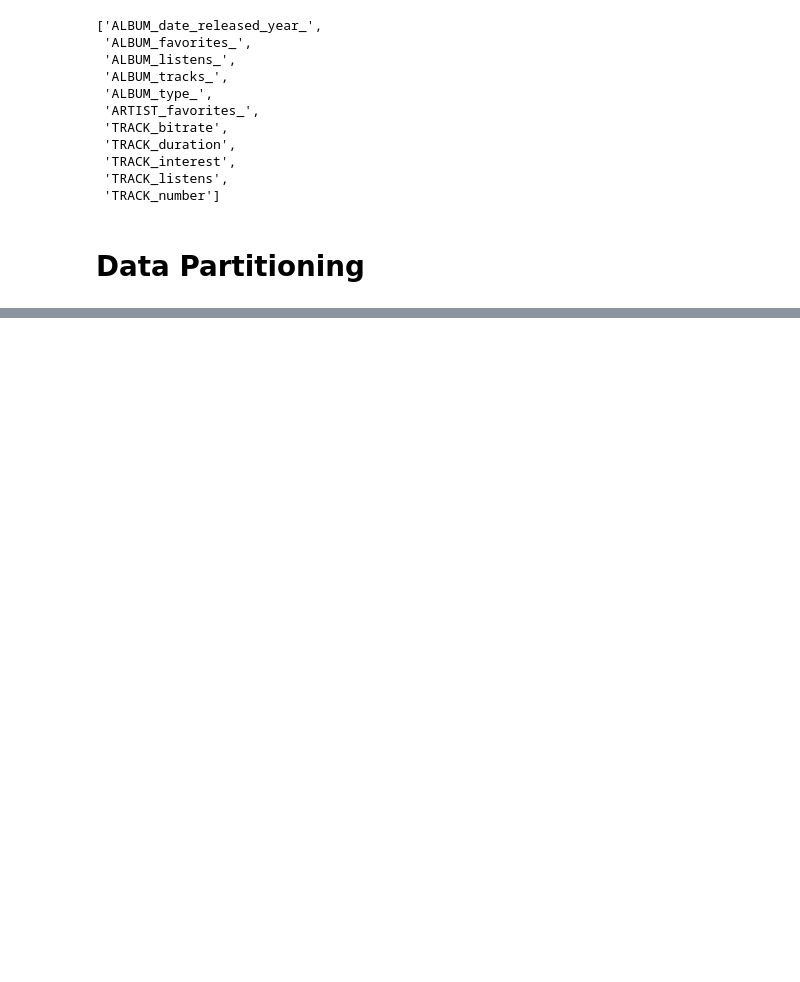
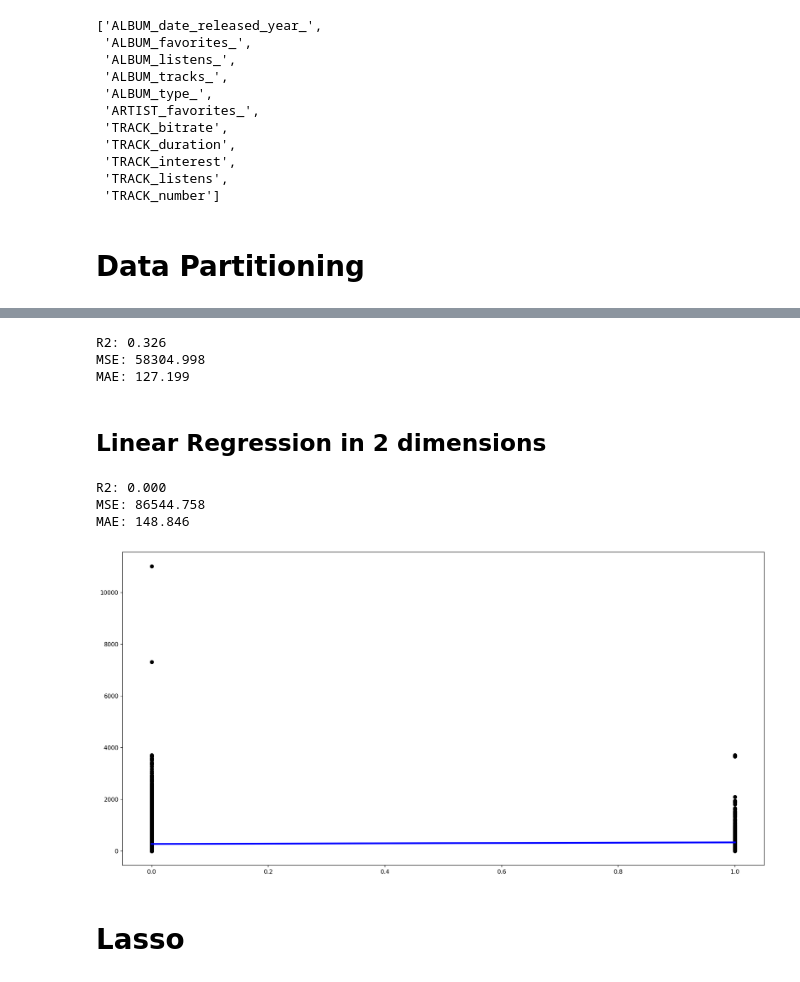
Before and after one commit to cri98li/Data-Mining-2-Project-ts-classification, a Jupyter notebook: Fase 2.3 (Regressione).ipynb, the cells around one changed output, grey strips where cells are left out. Cells and saved outputs as stored; diff of their text form; code cells hidden in the pictures; blank space fills up the shorter version.

```diff
--- a/Fase 2.3 (Regressione).ipynb
+++ b/Fase 2.3 (Regressione).ipynb
@@ -217,8 +238,11 @@ df['target']=[1 if genre == 'Rock' else 0 for genre in df['TRACK_genre_top']]
 # %%
-class_name = 'target'
+class_name = 'TRACK_duration'
 
-attributes = Diff(features, ('ALBUM_favorites_', 'ALBUM_listens_', 'TRACK_number', 'TRACK_interest'))
+attributes = bitmap + compl + features
+attributes.remove("ALBUM_type_")
+attributes.remove(class_name)
+
 X = df[attributes].values
 y = df[class_name]
 
-X_train, X_test, y_train, y_test = train_test_split(X, y, test_size=0.3, random_state=100, stratify=y)
+X_train, X_test, y_train, y_test = train_test_split(X, y, test_size=0.3, random_state=100)
@@ -224,0 +255,3 @@ X_train, X_test, y_train, y_test = train_test_split(X, y, test_size=0.3, random_
+# %%
+reg = LinearRegression()
+reg.fit(X_train, y_train)
@@ -224,0 +283,33 @@ X_train, X_test, y_train, y_test = train_test_split(X, y, test_size=0.3, random_
+# %%
+print('R2: %.3f' % r2_score(y_test, y_pred))
+print('MSE: %.3f' % mean_squared_error(y_test, y_pred))
+print('MAE: %.3f' % mean_absolute_error(y_test, y_pred))
+# %% [output]
+R2: 0.326
+MSE: 58304.998
+MAE: 127.199
+# %% [markdown]
+## Linear Regression in 2 dimensions
+# %%
+reg = LinearRegression()
+reg.fit(X_train.T[1].reshape(-1, 1), y_train)
+y_pred = reg.predict(X_test.T[1].reshape(-1, 1))
+
+print('R2: %.3f' % r2_score(y_test, y_pred))
+print('MSE: %.3f' % mean_squared_error(y_test, y_pred))
+print('MAE: %.3f' % mean_absolute_error(y_test, y_pred))
+# %% [output]
+R2: 0.000
+MSE: 86544.758
+MAE: 148.846
+# %%
+x_values = sorted([v for v in X_test.T[1]])
+y_values = y_pred[np.argsort(X_test.T[1])]
+# %%
+plt.scatter(X_test.T[1], y_test,  color='black')
+plt.plot(x_values, y_values, color='blue', linewidth=3)
+plt.show()
+# %% [output]
+[figure, added]
+# %% [markdown]
+# Lasso
```
Also changed, not shown: parts of 15 cells of this notebook.
